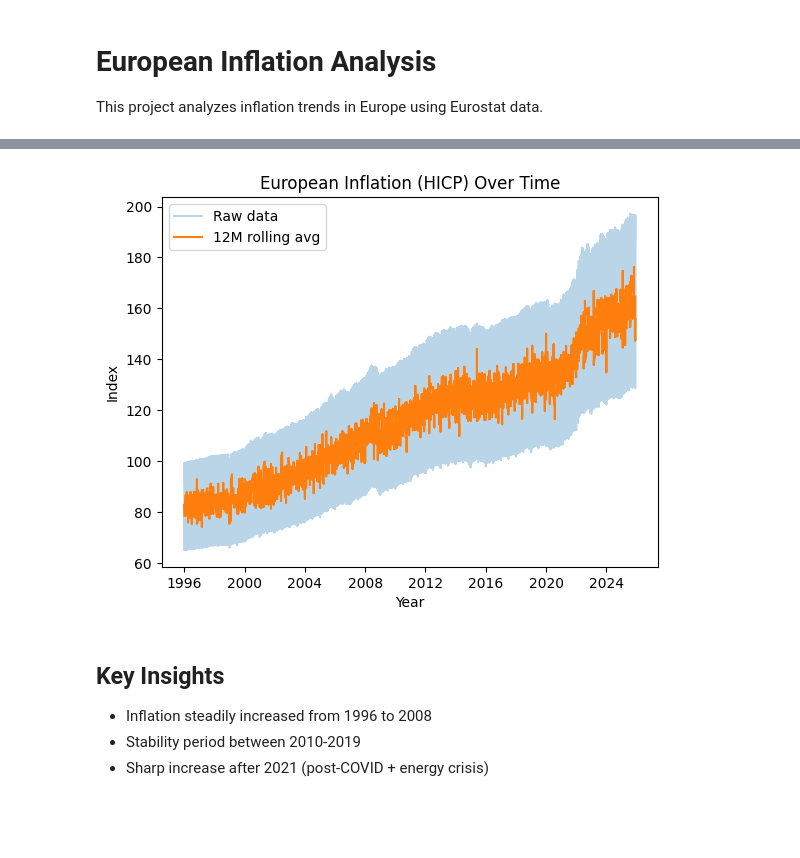
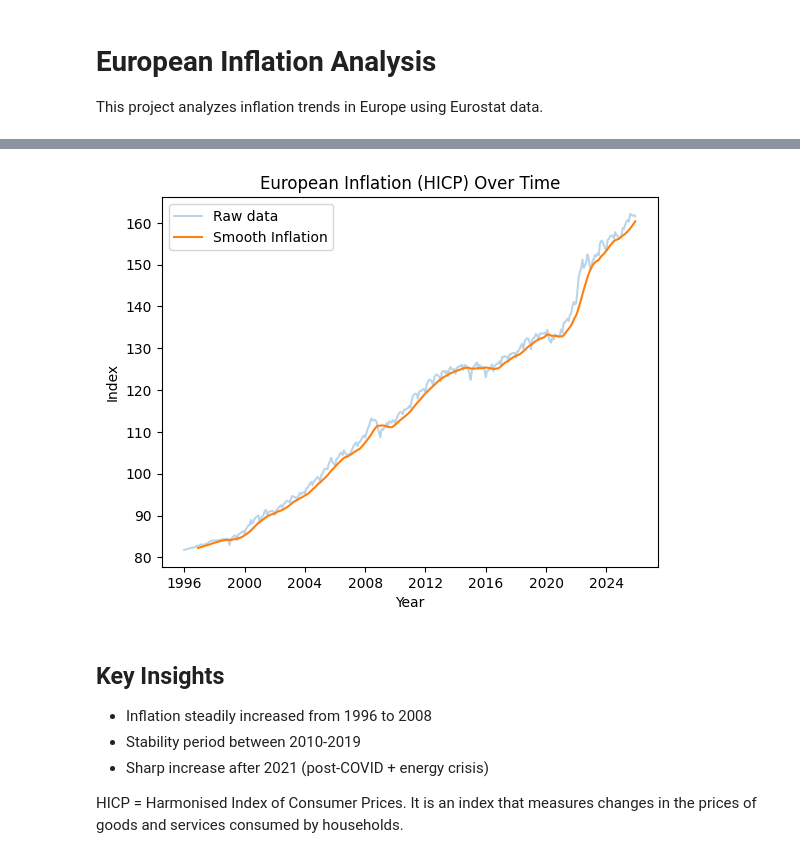
Before and after one commit to johnlutula/european-inflation-pipeline, a Jupyter notebook: notebooks/analysis.ipynb, the cells around one changed output, grey strips where cells are left out. Drawn from its saved outputs; the diff is of its cells as text; code cells hidden in the pictures; blank space fills up the shorter version.

```diff
--- a/notebooks/analysis.ipynb
+++ b/notebooks/analysis.ipynb
@@ -15,8 +15,20 @@ conn = psycopg2.connect(
 )
 
 query = "SELECT * FROM inflation_eu"
+
+#Loading
 df = pd.read_sql(query,conn)
 
+#Cleaning
+df = df.drop_duplicates()
+
+#Aggregating
+df = df.groupby("time")["valeur"].mean().reset_index()
+
+#Preparing
+df["time"] = pd.to_datetime(df["time"])
+df = df.sort_values("time").reset_index(drop = True)
+
 df.head()
 # %% [output]
 |  | time | valeur |
@@ -28,7 +39,0 @@ df.head()
-# %%
-#Nettoyage et préparation
-df["time"] = pd.to_datetime(df["time"])
-df = df.sort_values("time")
-df = df.reset_index(drop = True)
-
-df.head()
@@ -48,20 +53,22 @@ df["inflation_smooth"] = df["valeur"].rolling(window=12).mean()
 # %%
 plt.figure()
 
 plt.plot(df["time"], df["valeur"], alpha=0.3, label="Raw data")
-plt.plot(df["time"], df["inflation_smooth"], label = "12M rolling avg")
+plt.plot(df["time"], df["inflation_smooth"], label = "Smooth Inflation")
 
 plt.title("European Inflation (HICP) Over Time")
 plt.xlabel("Year")
 plt.ylabel("Index")
 plt.legend()
 
 plt.show()
 # %% [output]
-[figure, old version]
+[figure, new version]
 # %% [markdown]
 ## Key Insights
 
 - Inflation steadily increased from 1996 to 2008
 - Stability period between 2010-2019
 - Sharp increase after 2021 (post-COVID + energy crisis)
+
+HICP = Harmonised Index of Consumer Prices. It is an index that measures changes in the prices of goods and services consumed by households.
```
Also changed, not shown: parts of 5 cells of this notebook, 1 other file.
